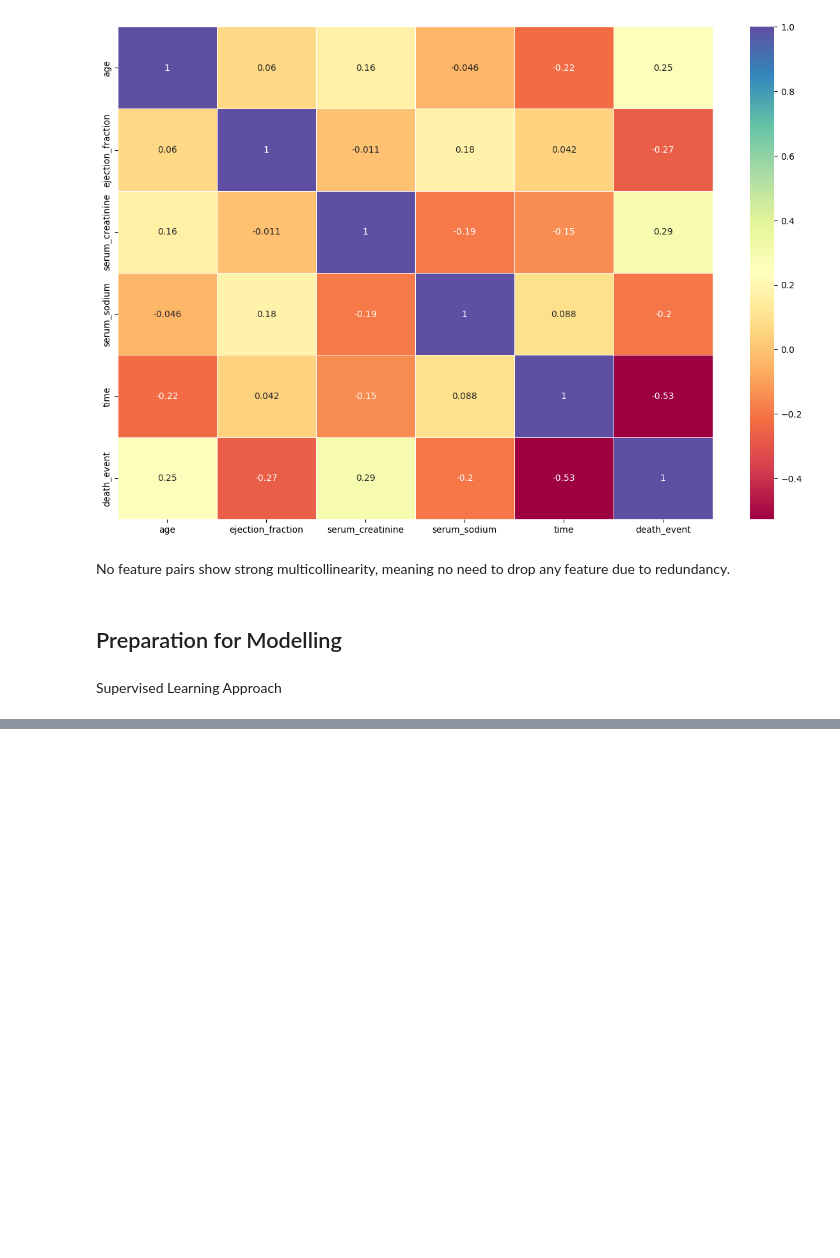
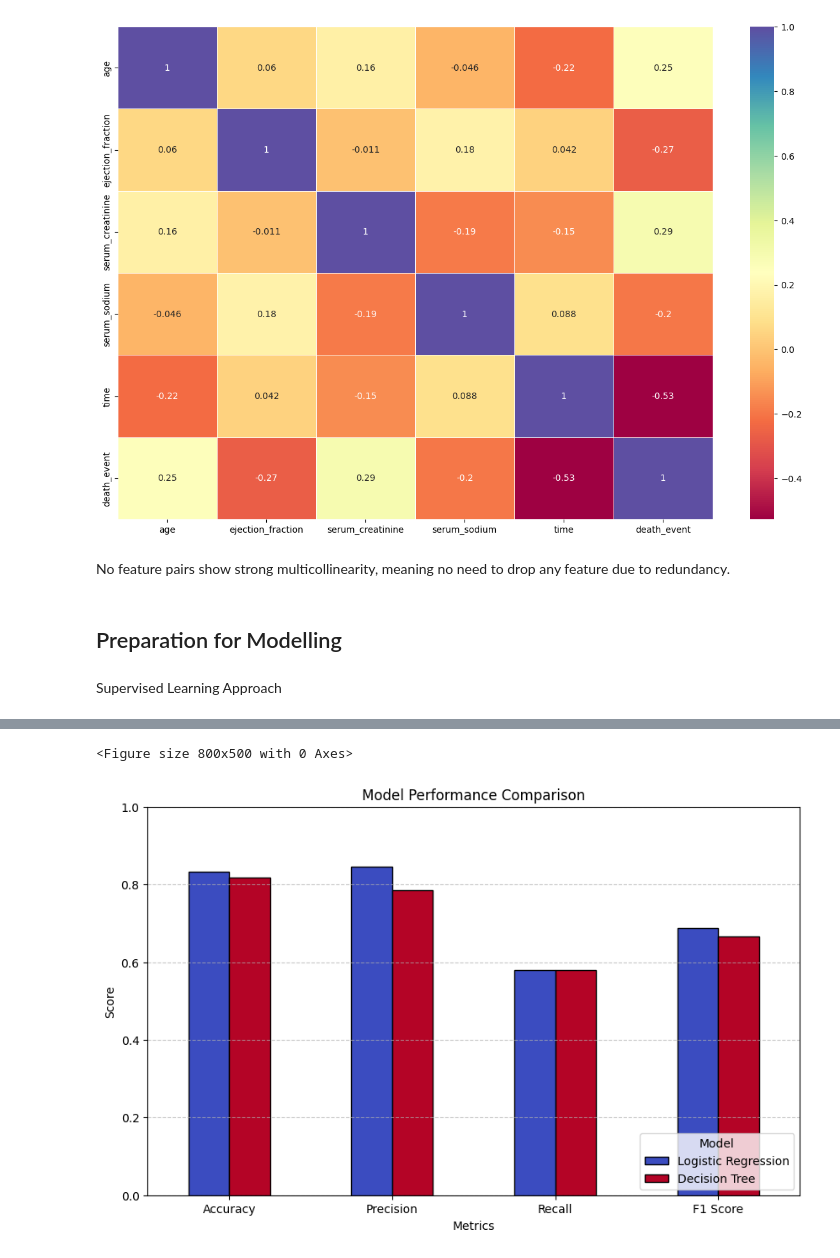
Before and after one commit to thisishasan/slda, a Jupyter notebook: code.ipynb, the cells around one changed output, grey strips where cells are left out. Cells and saved outputs as stored; diff of their text form; code cells hidden in the pictures; blank space fills up the shorter version.

```diff
--- a/code.ipynb
+++ b/code.ipynb
@@ -568,0 +526,19 @@ plt.show()
+# %%
+# Function to Evaluate and Visualize Model Performance
+def evaluate_model(y_true, y_pred, model_name):
+    accuracy = accuracy_score(y_true, y_pred)
+    precision = precision_score(y_true, y_pred)
+    recall = recall_score(y_true, y_pred)
+    f1 = f1_score(y_true, y_pred)
+
+    print(f"\n🔹 {model_name} Model Performance:")
+    print(f"Accuracy: {accuracy:.3f}")
+    print(f"Precision: {precision:.3f}")
+    print(f"Recall: {recall:.3f}")
+    print(f"F1 Score: {f1:.3f}")
+
+    return accuracy, precision, recall, f1
+
+# Evaluate Both Models
+log_metrics = evaluate_model(y_test, y_pred_log, "Logistic Regression")
+tree_metrics = evaluate_model(y_test, y_pred_tree, "Decision Tree")
@@ -568,0 +557,27 @@ plt.show()
+# %%
+# Prepare Data for Visualization
+model_names = ["Logistic Regression", "Decision Tree"]
+metrics_labels = ["Accuracy", "Precision", "Recall", "F1 Score"]
+performance_data = [log_metrics, tree_metrics]
+
+# Convert Performance Data into a DataFrame
+df_performance = pd.DataFrame(performance_data, index=model_names, columns=metrics_labels)
+
+# Plot Performance Comparison
+plt.figure(figsize=(8, 5))
+df_performance.T.plot(kind="bar", figsize=(10, 6), colormap="coolwarm", edgecolor="black")
+
+# Formatting
+plt.title("Model Performance Comparison")
+plt.xlabel("Metrics")
+plt.ylabel("Score")
+plt.xticks(rotation=0)
+plt.ylim(0, 1)  # Scores range from 0 to 1
+plt.legend(title="Model", loc="lower right")
+plt.grid(axis="y", linestyle="--", alpha=0.7)
+
+# Show the Plot
+plt.show()
+# %% [output]
+<Figure size 800x500 with 0 Axes>
+[figure, added]
```
Also changed, not shown: parts of 25 cells of this notebook.
